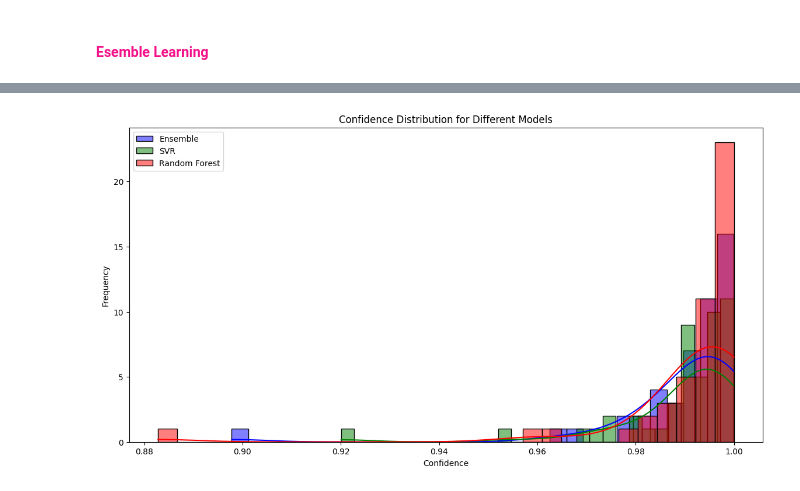
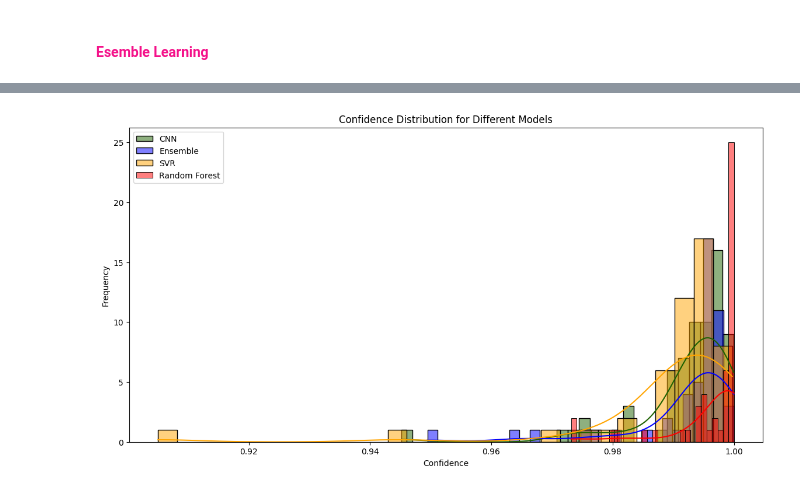
Before and after one commit to stahir01/Master-Thesis, a Jupyter notebook: Master_Thesis_Datasets_NewVersion.ipynb, the cells around one changed output, grey strips where cells are left out. Saved outputs shown, nothing was run; the diff lists cells and outputs as text; code cells hidden in the pictures.

```diff
--- a/Master_Thesis_Datasets_NewVersion.ipynb
+++ b/Master_Thesis_Datasets_NewVersion.ipynb
@@ -2958,0 +3282,3 @@ R-squared (R2 ): 0.7121
+# %%
+results_df_cnn, avg_confidence = evaluate_model_confidence(y_test_original_cnn, y_pred_cnn)
+results_df_cnn
@@ -3006,7 +3315,7 @@ print(results_df)
 # %% [markdown]
 #### <font style="color: #F4128A;"> <strong>SVR</strong></font>
 # %%
-features = ['Takeoff_Thrust_N', 'Thrust_Cruise_N', 'OPR_Sea_lvl', 'BPR', 'Mach_Number', 'Number_of_spools']
+features = ['BPR', 'Number_of_spools', 'Fan_Diameter_m',	'Dry_Mass_Kg']
 target = 'SFC_Cruise_kg_s_N'
 
 X_train, X_test, y_train, y_test, x_scalar_value, y_scalar_value = prep_model_data(sfc_cruise, features, target, 0.15, 42, model_type='svr')
@@ -3149,8 +3393,8 @@ plt.show()
 # %% [markdown]
 #### <font style="color: #F4128A;"> <strong>Random Forest Regression</strong></font>
 # %%
-features = ['Takeoff_Thrust_N', 'Thrust_Cruise_N', 'OPR_Sea_lvl', 'BPR', 'Mach_Number', 'Number_of_spools']
+features = ['BPR', 'Number_of_spools', 'Fan_Diameter_m',	'Dry_Mass_Kg']
 target = 'SFC_Cruise_kg_s_N'
 
-X_train, X_test, y_train, y_test, x_scalar_value, y_scalar_value = prep_model_data(sfc_cruise, features, target, 0.2, 42, model_type='svr')
+X_train, X_test, y_train, y_test, x_scalar_value, y_scalar_value = prep_model_data(sfc_cruise, features, target, 0.15, 42, model_type='svr')
 # %% [output]
@@ -3230,8 +3474,8 @@ plt.show()
 # %% [markdown]
 #### <font style="color: #F4128A;"> <strong>Esemble Learning</strong></font>
 # %%
-features = ['Takeoff_Thrust_N', 'Thrust_Cruise_N', 'OPR_Sea_lvl', 'BPR', 'Mach_Number', 'Number_of_spools']
+features = ['BPR', 'Number_of_spools', 'Fan_Diameter_m',	'Dry_Mass_Kg']
 target = 'SFC_Cruise_kg_s_N'
 
-X_train, X_test, y_train, y_test, x_scalar_value, y_scalar_value = prep_model_data(sfc_cruise, features, target, 0.2, 42, model_type='svr')
+X_train, X_test, y_train, y_test, x_scalar_value, y_scalar_value = prep_model_data(sfc_cruise, features, target, 0.15, 42, model_type='svr')
 # %% [output]
@@ -3324,21 +3568,23 @@ plt.show()
 # %%
 plt.figure(figsize=(14, 7))
 
+# Plotting Confidence Distribution for CNN
+sns.histplot(results_df_cnn['Confidence'], kde=True, bins=30, color='#1E6201', label='CNN', alpha=0.5)
 # Plotting Confidence Distribution for Ensemble Model
 sns.histplot(results_df_esemble['Confidence'], kde=True, bins=30, color='blue', label='Ensemble', alpha=0.5)
 
 # Plotting Confidence Distribution for SVR Model
-sns.histplot(results_df_svr['Confidence'], kde=True, bins=30, color='green', label='SVR', alpha=0.5)
+sns.histplot(results_df_svr['Confidence'], kde=True, bins=30, color='orange', label='SVR', alpha=0.5)
 
 # Plotting Confidence Distribution for Random Forest Model
 sns.histplot(results_df_rf['Confidence'], kde=True, bins=30, color='red', label='Random Forest', alpha=0.5)
 
 plt.title('Confidence Distribution for Different Models')
 plt.xlabel('Confidence')
 plt.ylabel('Frequency')
 plt.legend()
 
 plt.show()
 # %% [output]
-[figure, old version]
+[figure, new version]
 # %% [markdown]
```
Also changed, not shown: parts of 64 cells of this notebook, 20 other files.
